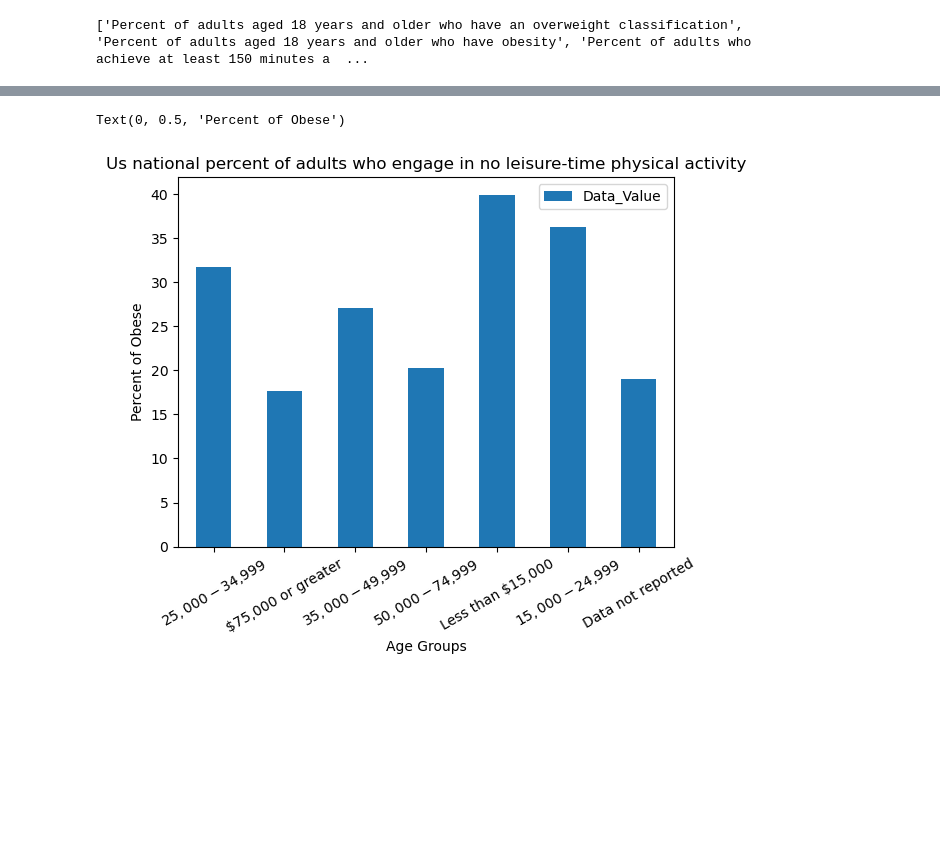
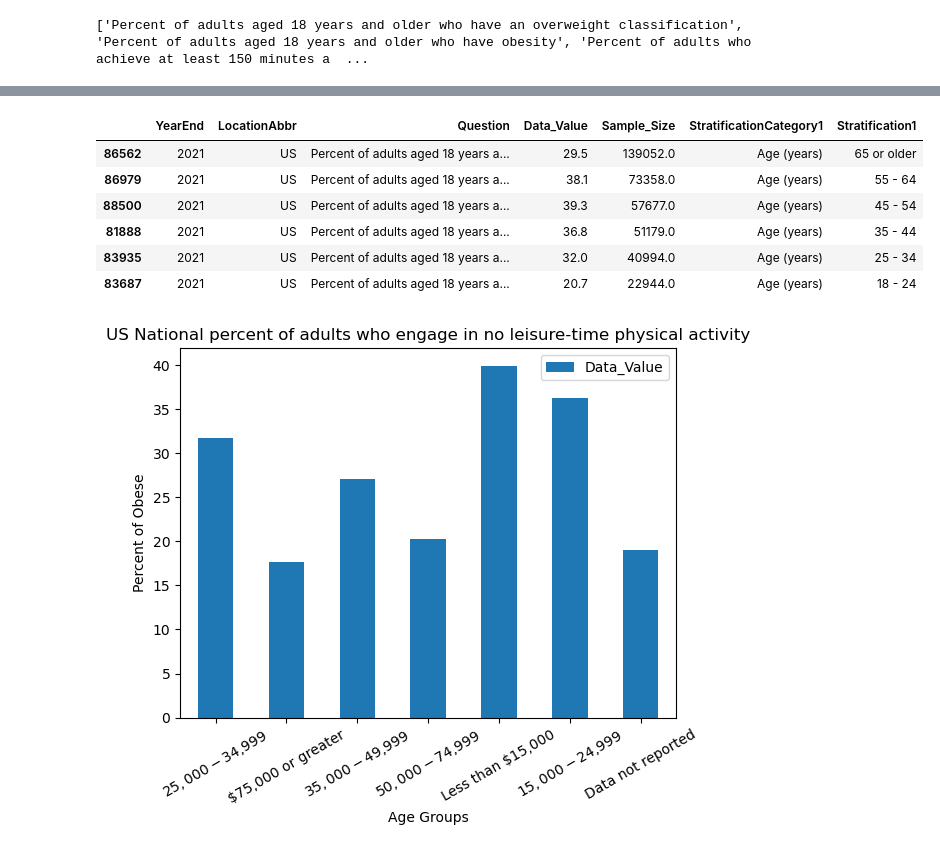
Before and after one commit to sma005/project-one-group-4, a Jupyter notebook: obesity_study_csv.ipynb, the cells around one changed output, grey strips where cells are left out. Drawn from its saved outputs; the diff is of its cells as text; code cells hidden in the pictures; blank space fills up the shorter version.

```diff
--- a/obesity_study_csv.ipynb
+++ b/obesity_study_csv.ipynb
@@ -315,13 +103,13 @@ Text(0, 0.5, 'Percent of Obese')
 # %%
-gender_data_df = data_df.loc[:,['YearEnd','LocationAbbr','Question','Data_Value','Sample_Size','StratificationCategory1','Stratification1']]
+leisure_data_df = data_df.loc[:,['YearEnd','LocationAbbr','Question','Data_Value','Sample_Size','StratificationCategory1','Stratification1']]
 
-gender_data_df = gender_data_df[gender_data_df['YearEnd']==2021]
-gender_data_df = gender_data_df[gender_data_df['LocationAbbr']=='US']
+leisure_data_df = leisure_data_df[leisure_data_df['YearEnd']==2021]
+leisure_data_df = leisure_data_df[leisure_data_df['LocationAbbr']=='US']
 #gender_data_df = gender_data_df[gender_data_df['StratificationCategory1']=='Gender']
-gender_data_df = gender_data_df[gender_data_df['StratificationCategory1']=='Income']
-gender_data_df = gender_data_df[gender_data_df['Question']== 'Percent of adults who engage in no leisure-time physical activity']
-gender_data_df = gender_data_df.dropna()
-gender_data_df
+leisure_data_df = leisure_data_df[leisure_data_df['StratificationCategory1']=='Income']
+leisure_data_df = leisure_data_df[leisure_data_df['Question']== 'Percent of adults who engage in no leisure-time physical activity']
+leisure_data_df = leisure_data_df.dropna()
+leisure_data_df
 # %% [output]
 |  | YearEnd | LocationAbbr | Question | Data_Value | Sample_Size | StratificationCategory1 | Stratification1 |
 | 81199 | 2021 | US | Percent of adults who engage in n... | 31.7 | 43004.0 | Income | $25,000 - $34,999 |
@@ -332,12 +120,21 @@ gender_data_df
 | 87551 | 2021 | US | Percent of adults who engage in n... | 36.2 | 34769.0 | Income | $15,000 - $24,999 |
 | 88628 | 2021 | US | Percent of adults who engage in n... | 19.0 | 178279.0 | Income | Data not reported |
 # %%
-gender_data_df.plot.bar(x='Stratification1', y='Data_Value')
+#Reorder the x-ticks
+leisure_data_df.plot.bar(x='Stratification1', y='Data_Value')
 
 plt.xticks(rotation=30, horizontalalignment="center")
-plt.title("Us national percent of adults who engage in no leisure-time physical activity")
+plt.title("US National percent of adults who engage in no leisure-time physical activity")
 plt.xlabel("Age Groups")
 plt.ylabel("Percent of Obese")
+
+age_data_df.sort_values(by='Stratification1', ascending=False)
 # %% [output]
-Text(0, 0.5, 'Percent of Obese')
+|  | YearEnd | LocationAbbr | Question | Data_Value | Sample_Size | StratificationCategory1 | Stratification1 |
+| 86562 | 2021 | US | Percent of adults aged 18 years a... | 29.5 | 139052.0 | Age (years) | 65 or older |
+| 86979 | 2021 | US | Percent of adults aged 18 years a... | 38.1 | 73358.0 | Age (years) | 55 - 64 |
+| 88500 | 2021 | US | Percent of adults aged 18 years a... | 39.3 | 57677.0 | Age (years) | 45 - 54 |
+| 81888 | 2021 | US | Percent of adults aged 18 years a... | 36.8 | 51179.0 | Age (years) | 35 - 44 |
+| 83935 | 2021 | US | Percent of adults aged 18 years a... | 32.0 | 40994.0 | Age (years) | 25 - 34 |
+| 83687 | 2021 | US | Percent of adults aged 18 years a... | 20.7 | 22944.0 | Age (years) | 18 - 24 |
 [figure]
```
Also changed, not shown: parts of 23 cells of this notebook.
